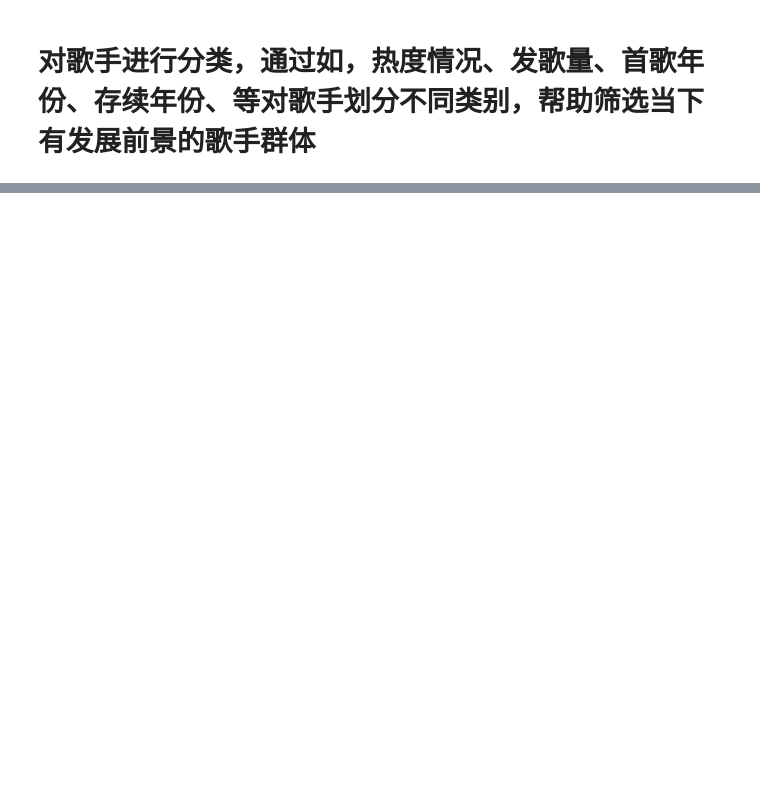
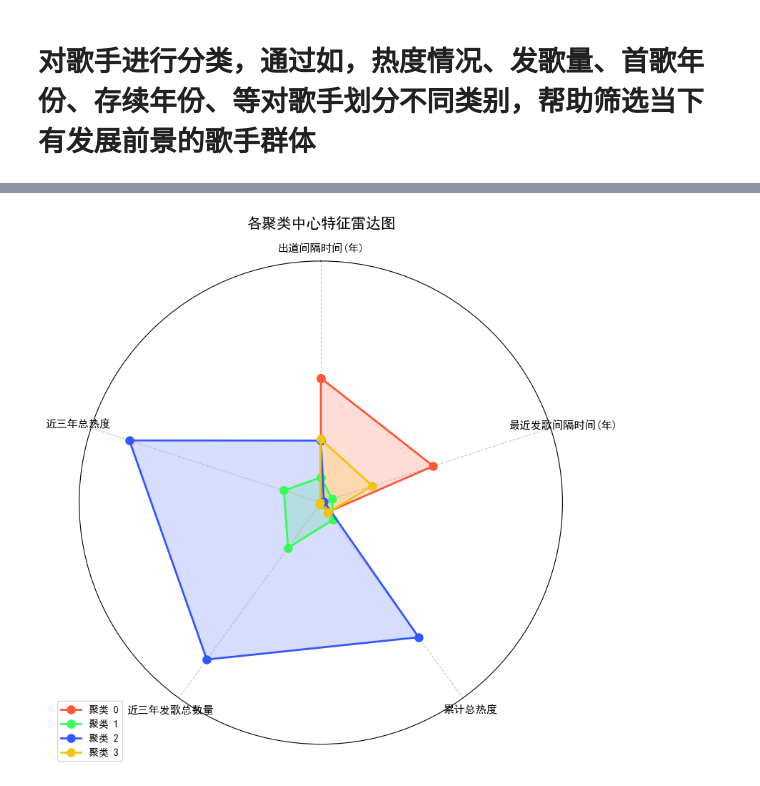
Before and after one commit to liushisi7/liushisi7_xiaoxueqi_renmeng, a Jupyter notebook: 作业一/歌手聚类和分析.ipynb, the cells around one changed output, grey strips where cells are left out. Cells and saved outputs as stored; diff of their text form; code cells hidden in the pictures; blank space fills up the shorter version.

```diff
--- a/作业一/歌手聚类和分析.ipynb
+++ b/作业一/歌手聚类和分析.ipynb
@@ -97,0 +414,77 @@ data_summary
+# %%
+from math import pi
+import numpy as np
+import matplotlib.pyplot as plt
+
+# 1. 获取聚类中心
+centroids = kmeans.cluster_centers_
+
+# 2. 创建雷达图
+features = ['出道间隔时间(年)', '最近发歌间隔时间(年)', '累计总热度', '近三年发歌总数量', '近三年总热度']  # 特征名称
+n_features = len(features)
+
+# 设置中文字体支持
+plt.rcParams['font.sans-serif'] = ['SimHei', 'Arial Unicode MS']
+plt.rcParams['axes.unicode_minus'] = False
+
+# 创建图形和极坐标子图
+plt.figure(figsize=(10, 8))
+ax = plt.subplot(111, polar=True)
+
+# 计算角度
+angles = [n / float(n_features) * 2 * pi for n in range(n_features)]
+angles += angles[:1]  # 闭合雷达图
+
+# 定义颜色
+colors = ['#FF5733', '#33FF57', '#3357FF', '#F1C40F']
+
+# 绘制每个聚类中心的雷达图
+for i, centroid in enumerate(centroids):
+    values = centroid.tolist()
+    values += values[:1]  # 闭合雷达图的数据
+    ax.plot(angles, values, 'o-', linewidth=2, label=f'聚类 {i}', color=colors[i], markersize=8)
+    ax.fill(angles, values, alpha=0.2, color=colors[i])
+
+# 设置刻度标签
+ax.set_xticks(angles[:-1])
+ax.set_xticklabels(features, fontsize=11)
+
+# 设置y轴范围（根据数据的实际范围调整）
+min_value = min([min(centroid) for centroid in centroids])
+max_value = max([max(centroid) for centroid in centroids])
+# 扩展范围使图表更美观
+y_limit = max(abs(min_value), abs(max_value)) * 1.2
+ax.set_ylim(-y_limit if min_value < 0 else 0, max_value * 1.2)
+
+# 添加标签和网格线
+sigma_labels = []
+sigma_values = []
+
+
+
+ax.set_yticks(sigma_values)
+ax.set_yticklabels(sigma_labels, fontsize=10)
+
+# 添加网格线
+ax.grid(True, linestyle='--', alpha=0.7)
+
+# 调整起始角度和方向
+ax.set_theta_zero_location("N")  # 从北方向(top)开始
+ax.set_theta_direction(-1)  # 顺时针方向
+
+# 添加标题和图例
+plt.title('各聚类中心特征雷达图', fontsize=15, pad=15)
+plt.legend(loc='upper right', bbox_to_anchor=(0.1, 0.1), fontsize=10)
+
+plt.tight_layout()
+plt.show()
+
+# 3. 输出聚类中心特征值
+print("\n各聚类中心特征值:")
+print("=" * 60)
+for i, centroid in enumerate(centroids):
+    print(f"\n聚类 {i}:")
+    for j, feature in enumerate(features):
+        print(f"{feature}: {centroid[j]:.3f}")
+# %% [output]
+[figure, added]
```
Also changed, not shown: parts of 18 cells of this notebook, 2 other files.
